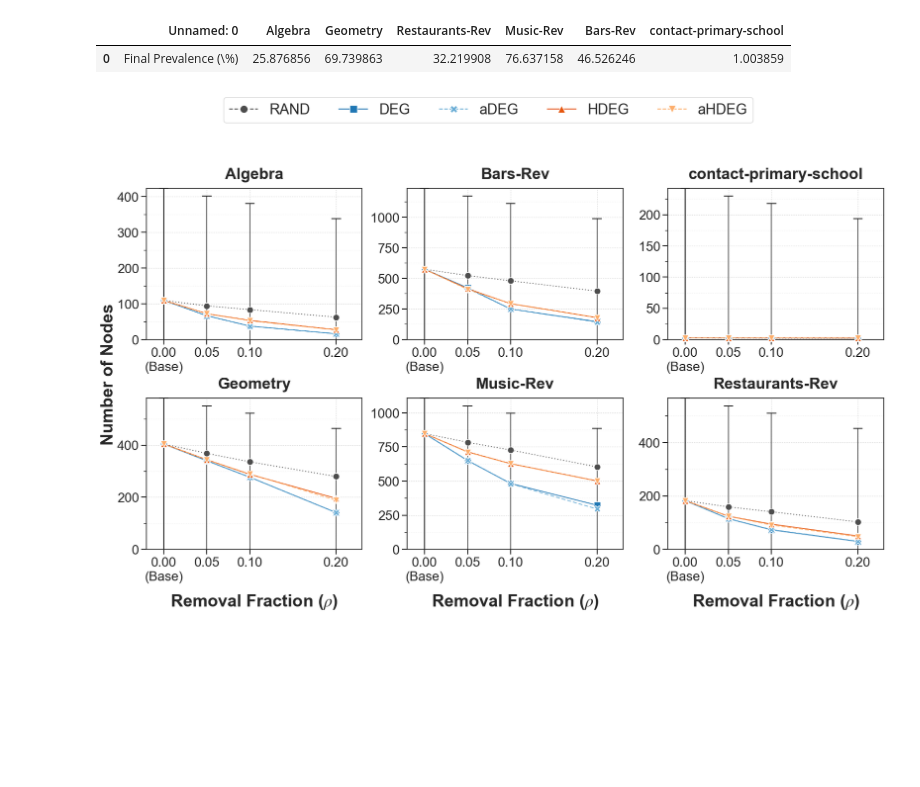
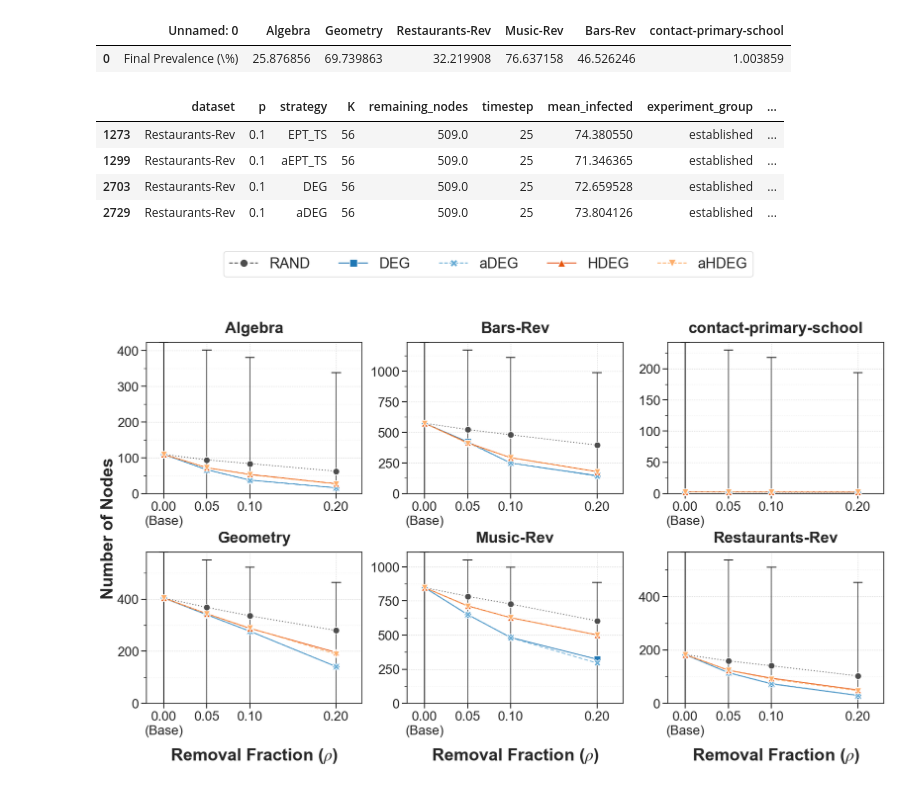
Before and after one commit to quintwinthagen/sicp_node_removal, a Jupyter notebook: notebooks/paper_draft2_plots.ipynb, the cells around one changed output. Cells and saved outputs as stored; diff of their text form; code cells hidden in the pictures; blank space fills up the shorter version.

```diff
--- a/notebooks/paper_draft2_plots.ipynb
+++ b/notebooks/paper_draft2_plots.ipynb
@@ -136,6 +136,27 @@ empty_df.head()
 # %% [output]
 |  | Unnamed: 0 | Algebra | Geometry | Restaurants-Rev | Music-Rev | Bars-Rev | contact-primary-school |
 | 0 | Final Prevalence (\%) | 25.876856 | 69.739863 | 32.219908 | 76.637158 | 46.526246 | 1.003859 |
+# %%
+rdf = selected_df
+
+strats = ['aEPT_TS', 'DEG', 'EPT_TS', 'aDEG']
+
+
+r = rdf[
+    (rdf['p'] ==  0.2) &
+    (rdf['timestep'] == 25) &
+    (rdf['strategy'].isin(strats)) &
+    (rdf['dataset'] == 'Restaurants-Rev') &
+    (rdf['community_config'] == 'ground_truth')
+].copy()
+
+r.head()
+# %% [output]
+|  | dataset | p | strategy | K | remaining_nodes | timestep | mean_infected | experiment_group | ... |
+| 1273 | Restaurants-Rev | 0.1 | EPT_TS | 56 | 509.0 | 25 | 74.380550 | established | ... |
+| 1299 | Restaurants-Rev | 0.1 | aEPT_TS | 56 | 509.0 | 25 | 71.346365 | established | ... |
+| 2703 | Restaurants-Rev | 0.1 | DEG | 56 | 509.0 | 25 | 72.659528 | established | ... |
+| 2729 | Restaurants-Rev | 0.1 | aDEG | 56 | 509.0 | 25 | 73.804126 | established | ... |
 # %%
 import matplotlib.pyplot as plt
 import seaborn as sns
```
Also changed, not shown: 1 other file.
